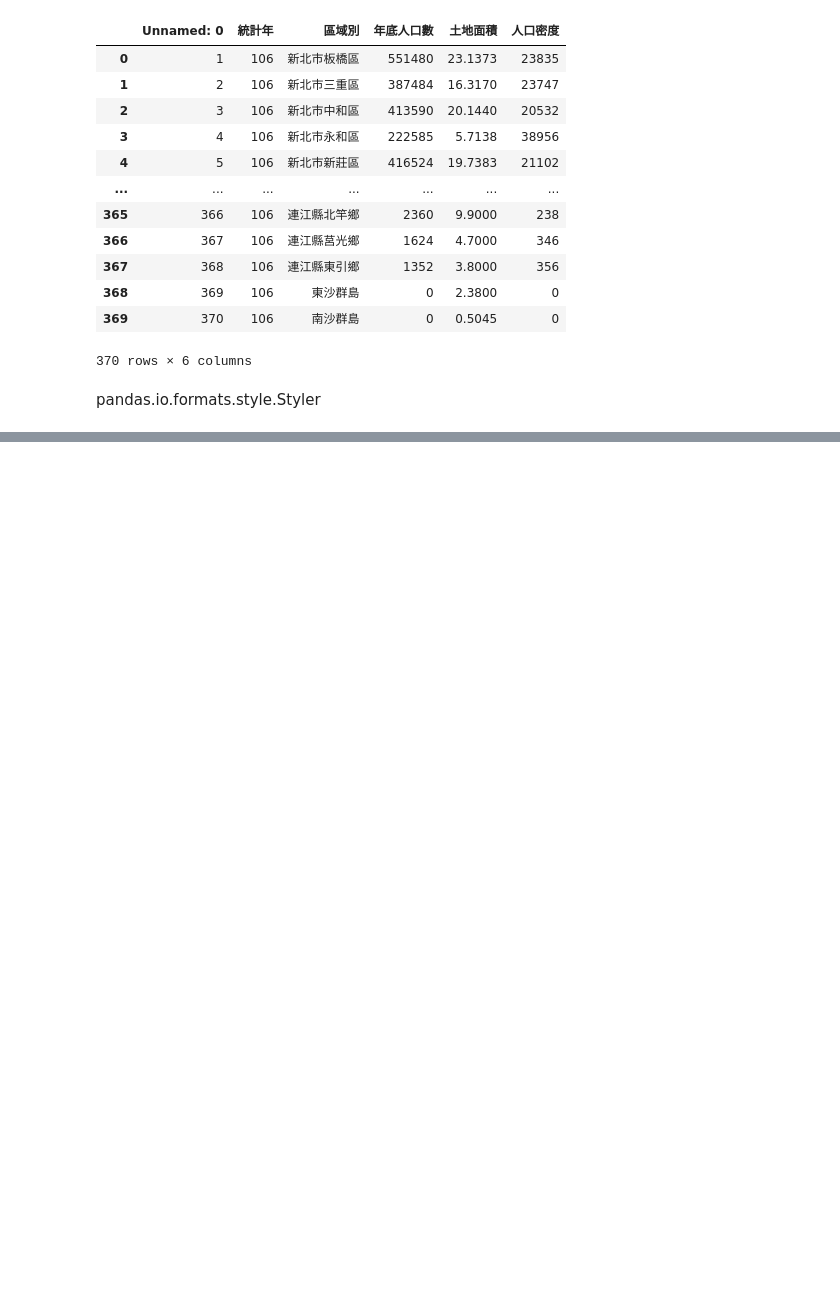
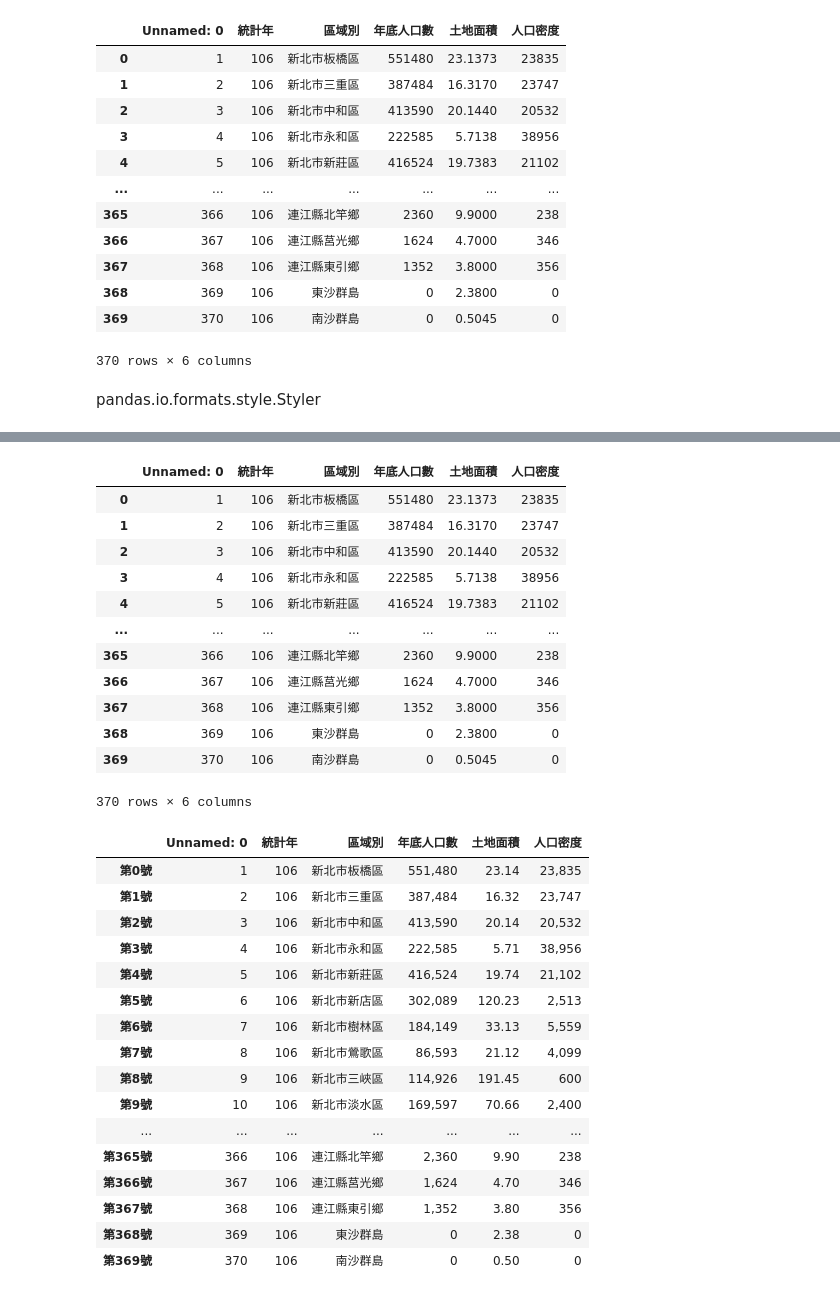
Before and after one commit to Horace2024/_2024_10_22_python_test, a Jupyter notebook: lesson16/lesson16_2.ipynb, the cells around one changed output, grey strips where cells are left out. Drawn from its saved outputs; the diff is of its cells as text; code cells hidden in the pictures; blank space fills up the shorter version.

```diff
--- a/lesson16/lesson16_2.ipynb
+++ b/lesson16/lesson16_2.ipynb
@@ -21,0 +43,41 @@ pandas.io.formats.style.Styler
+# %%
+import pandas as pd
+
+df1 = pd.read_csv('new各鄉鎮市區人口密度.csv')
+display(df1)
+def format1(value:int):
+    return f"第{value}號"
+df1.style\
+.format(precision=2,thousands=',',decimal='.')\
+.format_index(format1)
+# %% [output]
+|  | Unnamed: 0 | 統計年 | 區域別 | 年底人口數 | 土地面積 | 人口密度 |
+| 0 | 1 | 106 | 新北市板橋區 | 551480 | 23.1373 | 23835 |
+| 1 | 2 | 106 | 新北市三重區 | 387484 | 16.3170 | 23747 |
+| 2 | 3 | 106 | 新北市中和區 | 413590 | 20.1440 | 20532 |
+| 3 | 4 | 106 | 新北市永和區 | 222585 | 5.7138 | 38956 |
+| 4 | 5 | 106 | 新北市新莊區 | 416524 | 19.7383 | 21102 |
+| ... | ... | ... | ... | ... | ... | ... |
+| 365 | 366 | 106 | 連江縣北竿鄉 | 2360 | 9.9000 | 238 |
+| 366 | 367 | 106 | 連江縣莒光鄉 | 1624 | 4.7000 | 346 |
+| 367 | 368 | 106 | 連江縣東引鄉 | 1352 | 3.8000 | 356 |
+| 368 | 369 | 106 | 東沙群島 | 0 | 2.3800 | 0 |
+| 369 | 370 | 106 | 南沙群島 | 0 | 0.5045 | 0 |
+370 rows × 6 columns
+|  | Unnamed: 0 | 統計年 | 區域別 | 年底人口數 | 土地面積 | 人口密度 |
+| 第0號 | 1 | 106 | 新北市板橋區 | 551,480 | 23.14 | 23,835 |
+| 第1號 | 2 | 106 | 新北市三重區 | 387,484 | 16.32 | 23,747 |
+| 第2號 | 3 | 106 | 新北市中和區 | 413,590 | 20.14 | 20,532 |
+| 第3號 | 4 | 106 | 新北市永和區 | 222,585 | 5.71 | 38,956 |
+| 第4號 | 5 | 106 | 新北市新莊區 | 416,524 | 19.74 | 21,102 |
+| 第5號 | 6 | 106 | 新北市新店區 | 302,089 | 120.23 | 2,513 |
+| 第6號 | 7 | 106 | 新北市樹林區 | 184,149 | 33.13 | 5,559 |
+| 第7號 | 8 | 106 | 新北市鶯歌區 | 86,593 | 21.12 | 4,099 |
+| 第8號 | 9 | 106 | 新北市三峽區 | 114,926 | 191.45 | 600 |
+| 第9號 | 10 | 106 | 新北市淡水區 | 169,597 | 70.66 | 2,400 |
+| ... | ... | ... | ... | ... | ... | ... |
+| 第365號 | 366 | 106 | 連江縣北竿鄉 | 2,360 | 9.90 | 238 |
+| 第366號 | 367 | 106 | 連江縣莒光鄉 | 1,624 | 4.70 | 346 |
+| 第367號 | 368 | 106 | 連江縣東引鄉 | 1,352 | 3.80 | 356 |
+| 第368號 | 369 | 106 | 東沙群島 | 0 | 2.38 | 0 |
+| 第369號 | 370 | 106 | 南沙群島 | 0 | 0.50 | 0 |
```
Also changed, not shown: parts of 6 cells of this notebook, 5 other files.
